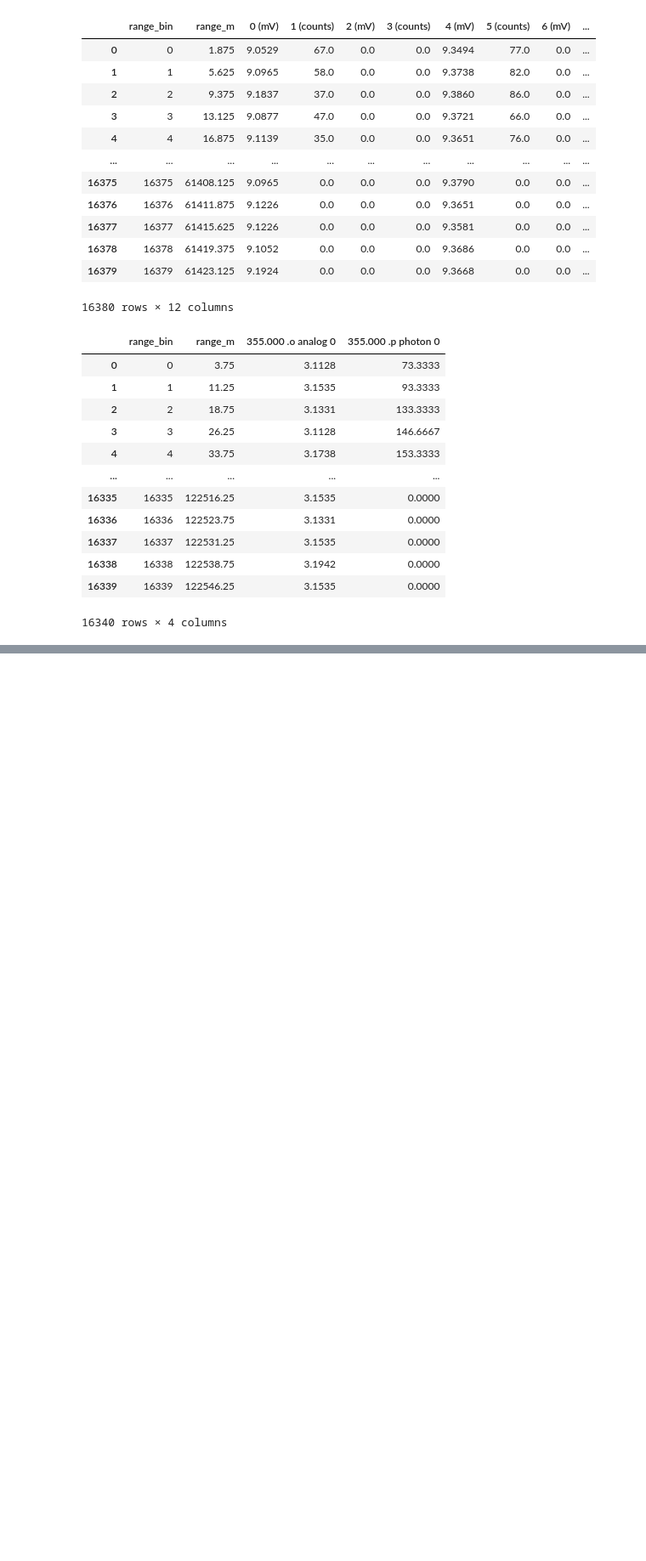
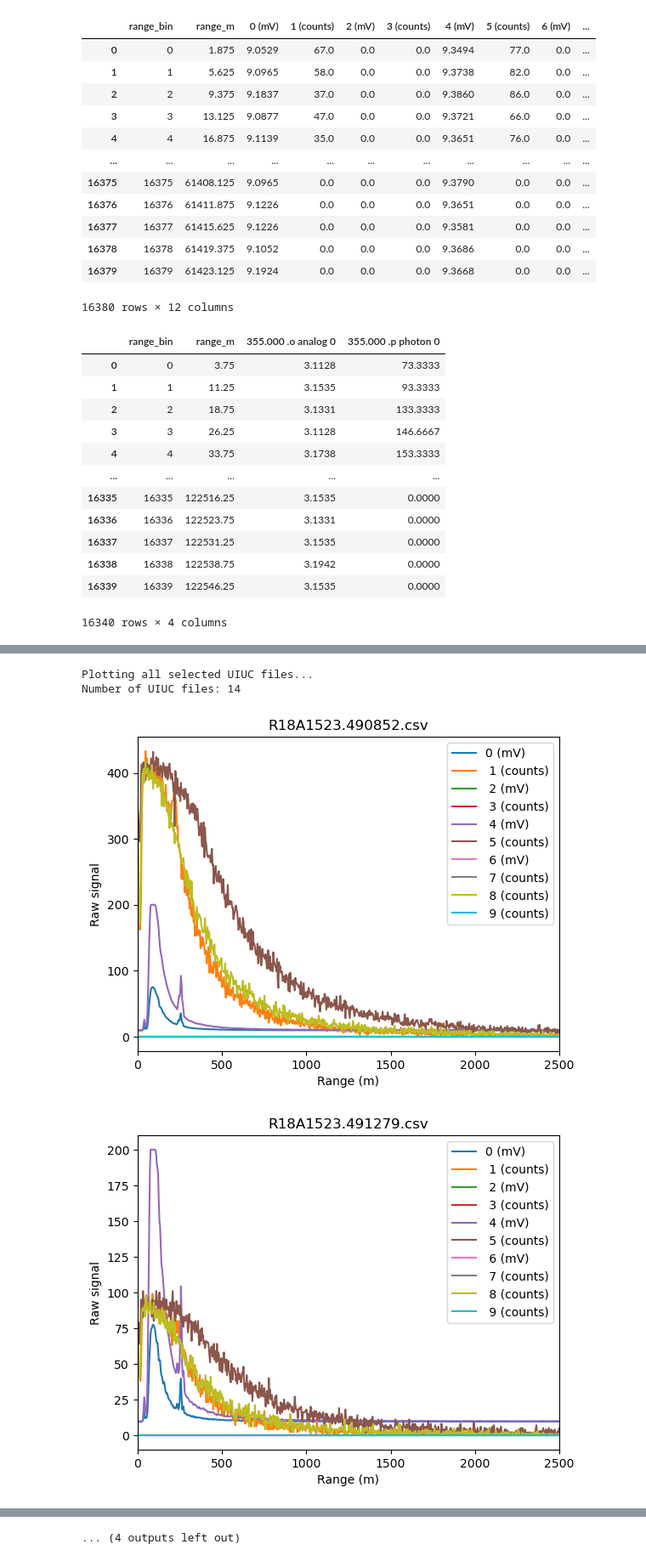
Before and after one commit to marositesUSC/dissertation, a Jupyter notebook: notebooks/lidar_signal_processing/02_precheck_profiles.ipynb, the cells around one changed output, grey strips where cells are left out. Shown at 85% size. Cells and saved outputs as stored; diff of their text form; code cells hidden in the pictures; blank space fills up the shorter version.

```diff
--- a/notebooks/lidar_signal_processing/02_precheck_profiles.ipynb
+++ b/notebooks/lidar_signal_processing/02_precheck_profiles.ipynb
@@ -114,0 +161,27 @@ usc_profile
+# %%
+print("Plotting all selected UIUC files...")
+print(f'Number of UIUC files: {len(uiuc_files)}')
+
+means= pd.DataFrame()
+for file in uiuc_files:
+    meta, profile = read_lidar_file(file, 'UIUC', 14)
+    # profile.plot(x="range_m")
+    profile.drop(columns=["range_bin"]).plot(x="range_m")
+
+    # we know we are limited on space
+    # , so let's limit the x-axis to 2500 m
+    plt.xlim(0, 2500)
+
+    plt.xlabel("Range (m)")
+    plt.ylabel("Raw signal")
+    plt.title(meta["file_name"])
+    plt.show()
+    # add the mean of the profile to the means dataframe
+    means = pd.concat([means, profile.mean().to_frame().T], ignore_index=True)
+
+means.describe()
+# %% [output]
+Plotting all selected UIUC files...
+Number of UIUC files: 14
+[figure, added]
+[figure, added]
@@ -114,0 +197 @@ usc_profile
+... (4 outputs left out)
```
Also changed, not shown: parts of 7 cells of this notebook, 2 other files.
